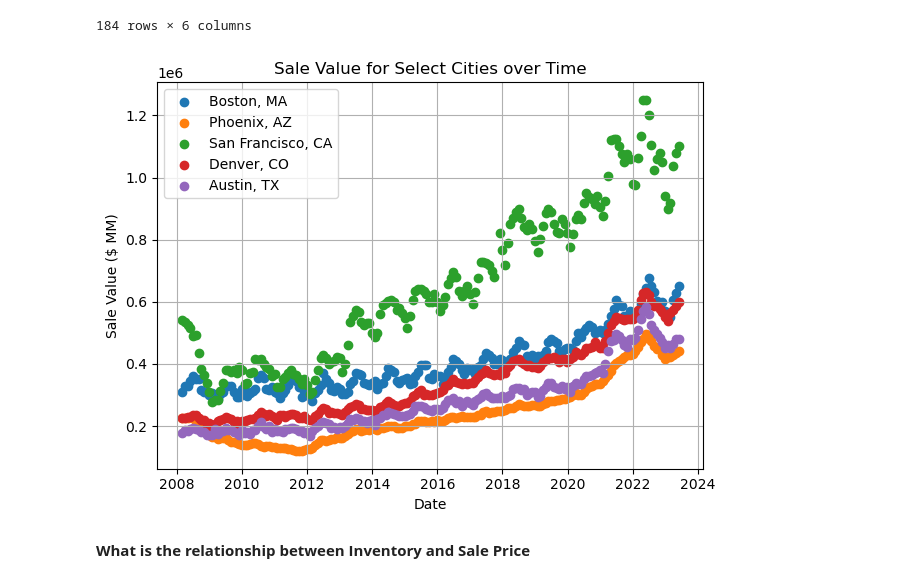
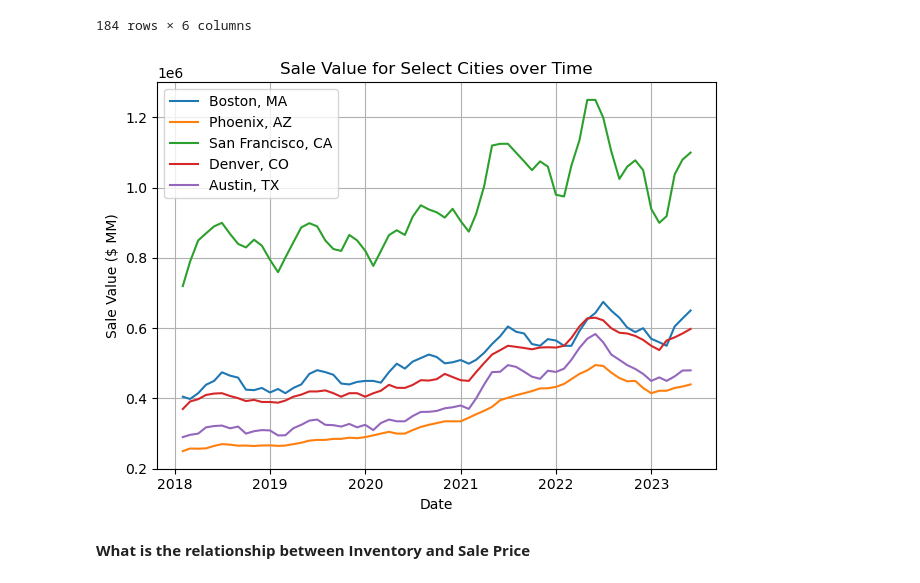
Before and after one commit to grantkerkman/project1_housing, a Jupyter notebook: grant_notebook.ipynb, the cells around one changed output. Drawn from its saved outputs; the diff is of its cells as text; code cells hidden in the pictures.

Commit message:
Graphs generated, needs analysis

```diff
--- a/grant_notebook.ipynb
+++ b/grant_notebook.ipynb
@@ -643,29 +568,38 @@ saleprice_t["Date"] = pd.to_datetime(saleprice_t["Date"])
 saleprice_t = saleprice_t.loc[~saleprice_t.index.duplicated(keep='first')]
 
 # Break apart the DataFrame to make plotting easier
-boston = saleprice_t[["Date", "Boston, MA"]]
-phoenix = saleprice_t[["Date", "Phoenix, AZ"]]
-sanfran = saleprice_t[["Date", "San Francisco, CA"]]
-denver = saleprice_t[["Date", "Denver, CO"]]
-austin = saleprice_t[["Date", "Austin, TX"]]
+boston_raw = saleprice_t[["Date", "Boston, MA"]]
+boston = boston_raw[boston_raw["Date"] > "2018-01-01"]
+
+phoenix_raw = saleprice_t[["Date", "Phoenix, AZ"]]
+phoenix = phoenix_raw[phoenix_raw["Date"] > "2018-01-01"]
+
+sanfran_raw = saleprice_t[["Date", "San Francisco, CA"]]
+sanfran = sanfran_raw[sanfran_raw["Date"] > "2018-01-01"]
+
+denver_raw = saleprice_t[["Date", "Denver, CO"]]
+denver = denver_raw[denver_raw["Date"] > "2018-01-01"]
+
+austin_raw = saleprice_t[["Date", "Austin, TX"]]
+austin = austin_raw[austin_raw["Date"] > "2018-01-01"]
 # %%
 # Plot the sale value for each city
-plt.scatter(boston["Date"], boston["Boston, MA"], label="Boston, MA")
-plt.scatter(phoenix["Date"], phoenix["Phoenix, AZ"], label="Phoenix, AZ")
-plt.scatter(sanfran["Date"], sanfran["San Francisco, CA"], label="San Francisco, CA")
-plt.scatter(denver["Date"], denver["Denver, CO"], label="Denver, CO")
-plt.scatter(austin["Date"], austin["Austin, TX"], label="Austin, TX")
+plt.plot(boston["Date"], boston["Boston, MA"], label="Boston, MA")
+plt.plot(phoenix["Date"], phoenix["Phoenix, AZ"], label="Phoenix, AZ")
+plt.plot(sanfran["Date"], sanfran["San Francisco, CA"], label="San Francisco, CA")
+plt.plot(denver["Date"], denver["Denver, CO"], label="Denver, CO")
+plt.plot(austin["Date"], austin["Austin, TX"], label="Austin, TX")
 
 # Format the plot Area
 plt.xlabel("Date")
 plt.ylabel("Sale Value ($ MM)")
 plt.title("Sale Value for Select Cities over Time")
 plt.legend()
 plt.grid(True)
 plt.tight_layout()
 plt.show()
 # %% [output]
-[figure, old version]
+[figure, new version]
 # %% [markdown]
 **What is the relationship between Inventory and Sale Price**
 # %%
```
Also changed, not shown: parts of 20 cells of this notebook.
